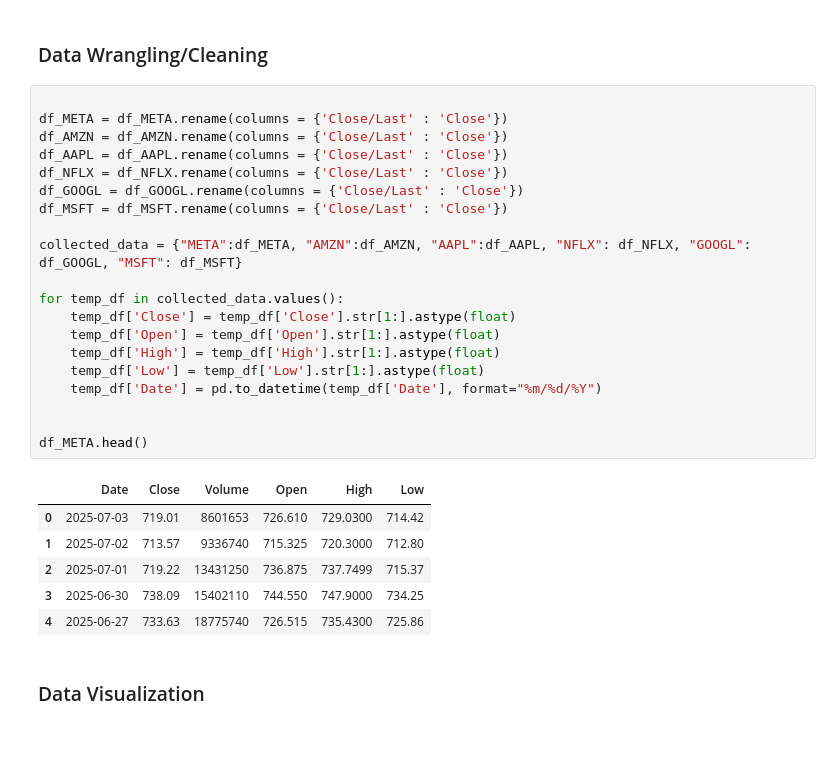
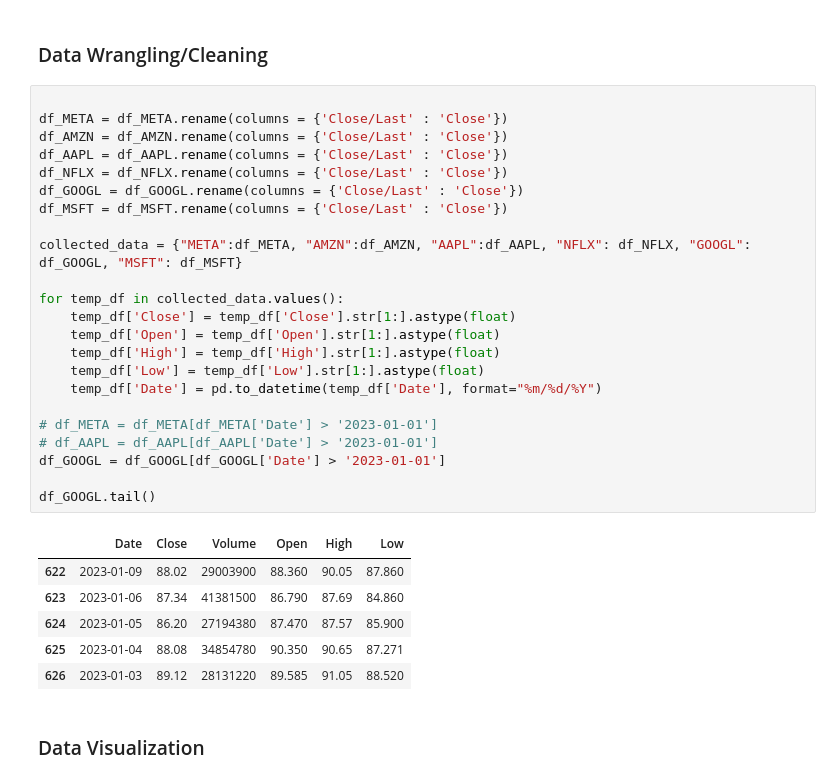
Before and after one commit to dancheung555/Machine-Learning-Data-Analysis, a Jupyter notebook: LSTM (Stock Prices)/mainLSTM.ipynb, the cells around one changed output. Drawn from its saved outputs; the diff is of its cells as text; blank space fills up the shorter version.

```diff
--- a/LSTM (Stock Prices)/mainLSTM.ipynb
+++ b/LSTM (Stock Prices)/mainLSTM.ipynb
@@ -49,30 +56,33 @@ df_META.head()
 # %%
 
 df_META = df_META.rename(columns = {'Close/Last' : 'Close'})
 df_AMZN = df_AMZN.rename(columns = {'Close/Last' : 'Close'})
 df_AAPL = df_AAPL.rename(columns = {'Close/Last' : 'Close'})
 df_NFLX = df_NFLX.rename(columns = {'Close/Last' : 'Close'})
 df_GOOGL = df_GOOGL.rename(columns = {'Close/Last' : 'Close'})
 df_MSFT = df_MSFT.rename(columns = {'Close/Last' : 'Close'})
 
 collected_data = {"META":df_META, "AMZN":df_AMZN, "AAPL":df_AAPL, "NFLX": df_NFLX, "GOOGL": df_GOOGL, "MSFT": df_MSFT}
 
 for temp_df in collected_data.values():
     temp_df['Close'] = temp_df['Close'].str[1:].astype(float)
     temp_df['Open'] = temp_df['Open'].str[1:].astype(float)
     temp_df['High'] = temp_df['High'].str[1:].astype(float)
     temp_df['Low'] = temp_df['Low'].str[1:].astype(float)
     temp_df['Date'] = pd.to_datetime(temp_df['Date'], format="%m/%d/%Y")
 
+# df_META = df_META[df_META['Date'] > '2023-01-01']
+# df_AAPL = df_AAPL[df_AAPL['Date'] > '2023-01-01']
+df_GOOGL = df_GOOGL[df_GOOGL['Date'] > '2023-01-01']
 
-df_META.head()
+df_GOOGL.tail()
 # %% [output]
 |  | Date | Close | Volume | Open | High | Low |
-| 0 | 2025-07-03 | 719.01 | 8601653 | 726.610 | 729.0300 | 714.42 |
-| 1 | 2025-07-02 | 713.57 | 9336740 | 715.325 | 720.3000 | 712.80 |
-| 2 | 2025-07-01 | 719.22 | 13431250 | 736.875 | 737.7499 | 715.37 |
-| 3 | 2025-06-30 | 738.09 | 15402110 | 744.550 | 747.9000 | 734.25 |
-| 4 | 2025-06-27 | 733.63 | 18775740 | 726.515 | 735.4300 | 725.86 |
+| 622 | 2023-01-09 | 88.02 | 29003900 | 88.360 | 90.05 | 87.860 |
+| 623 | 2023-01-06 | 87.34 | 41381500 | 86.790 | 87.69 | 84.860 |
+| 624 | 2023-01-05 | 86.20 | 27194380 | 87.470 | 87.57 | 85.900 |
+| 625 | 2023-01-04 | 88.08 | 34854780 | 90.350 | 90.65 | 87.271 |
+| 626 | 2023-01-03 | 89.12 | 28131220 | 89.585 | 91.05 | 88.520 |
 # %% [markdown]
 ### Data Visualization
 # %%
```
Also changed, not shown: parts of 13 cells of this notebook.
